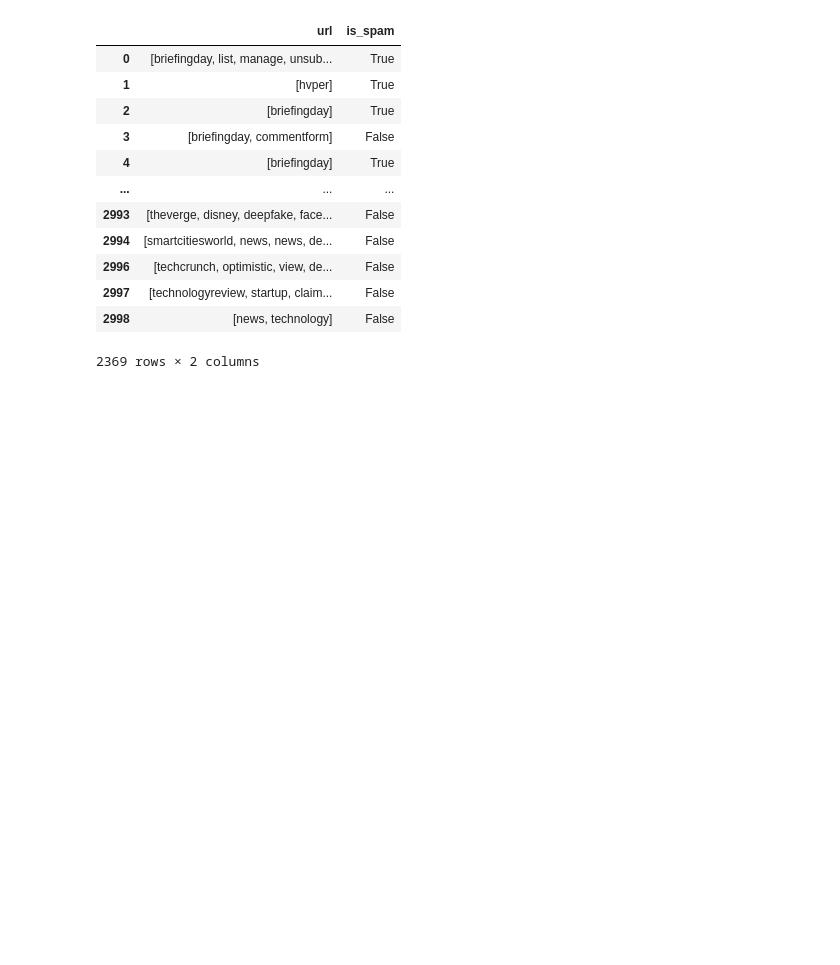
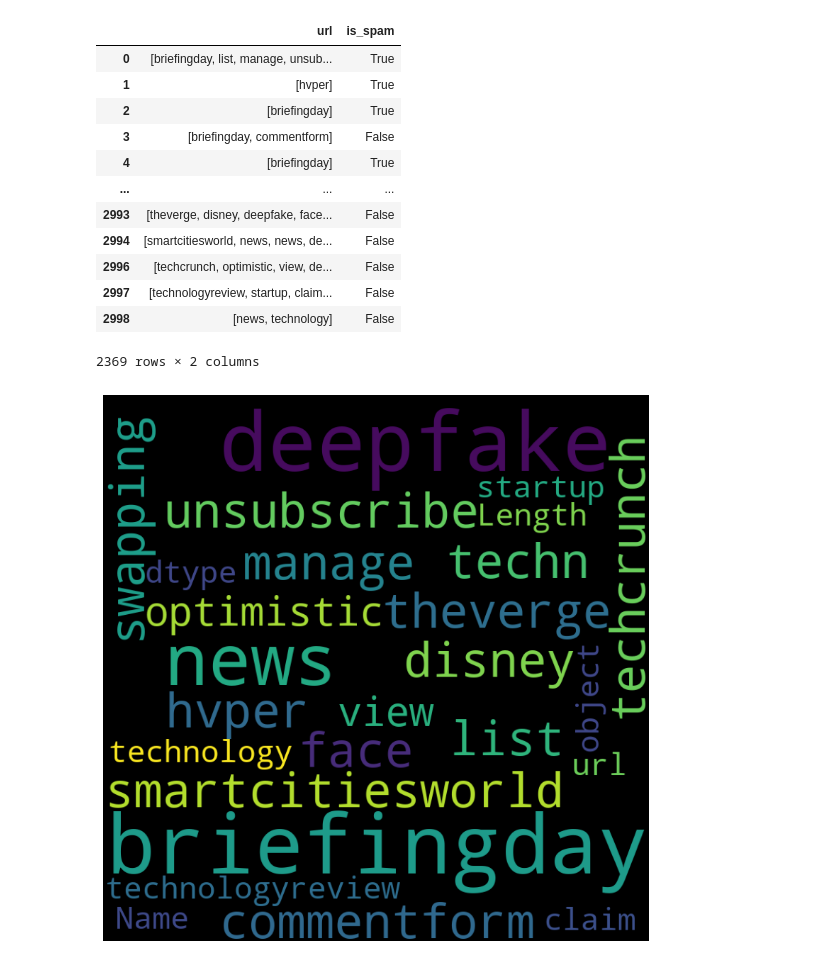
Before and after one commit to bartowen/nlp_svm, a Jupyter notebook: src/explore.ipynb, the cells around one changed output. Drawn from its saved outputs; the diff is of its cells as text; code cells hidden in the pictures; blank space fills up the shorter version.

Commit message:
grafico wordcloud

```diff
--- a/src/explore.ipynb
+++ b/src/explore.ipynb
@@ -154,3 +154,16 @@ df
 | 2997 | [technologyreview, startup, claim... | False |
 | 2998 | [news, technology] | False |
 2369 rows × 2 columns
+# %%
+import matplotlib.pyplot as plt
+from wordcloud import WordCloud
+
+wordcloud = WordCloud(width = 800, height = 800, background_color = "black", max_words = 1000, min_font_size = 20, random_state = 42)\
+    .generate(str(df.url))
+
+fig = plt.figure(figsize = (10, 10), facecolor = None)
+plt.imshow(wordcloud)
+plt.axis("off")
+plt.show()
+# %% [output]
+[figure, added]
```
